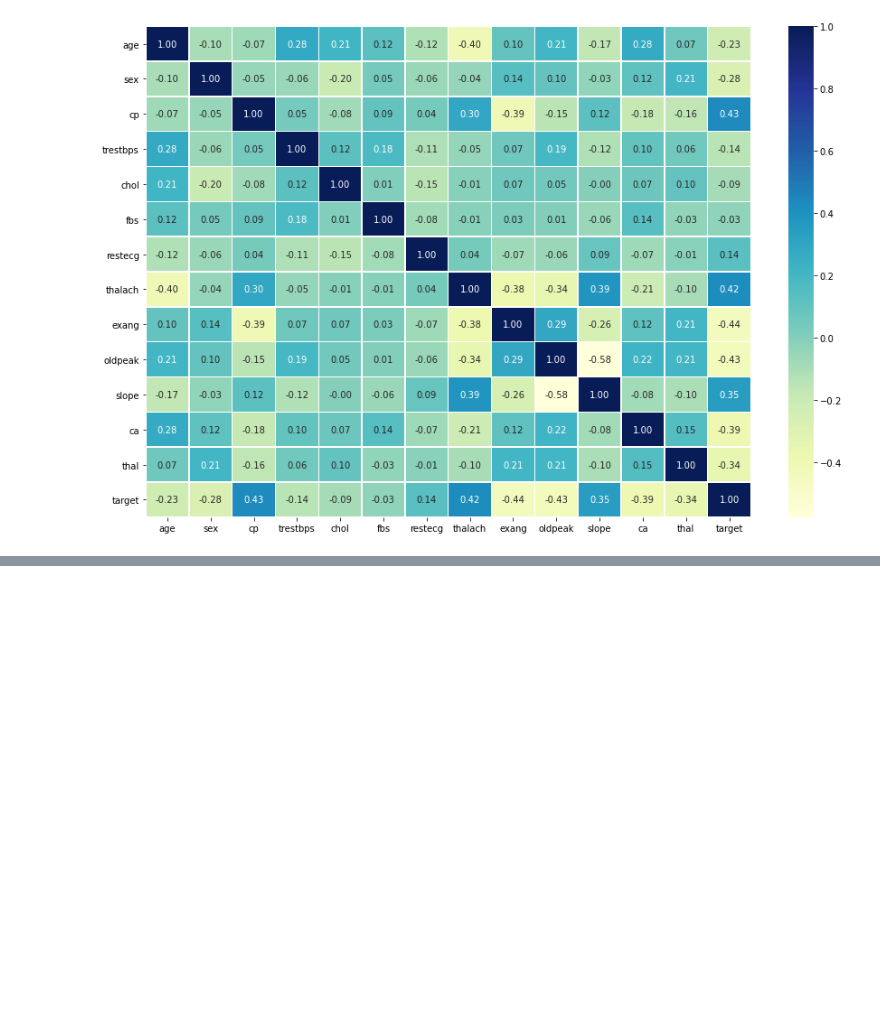
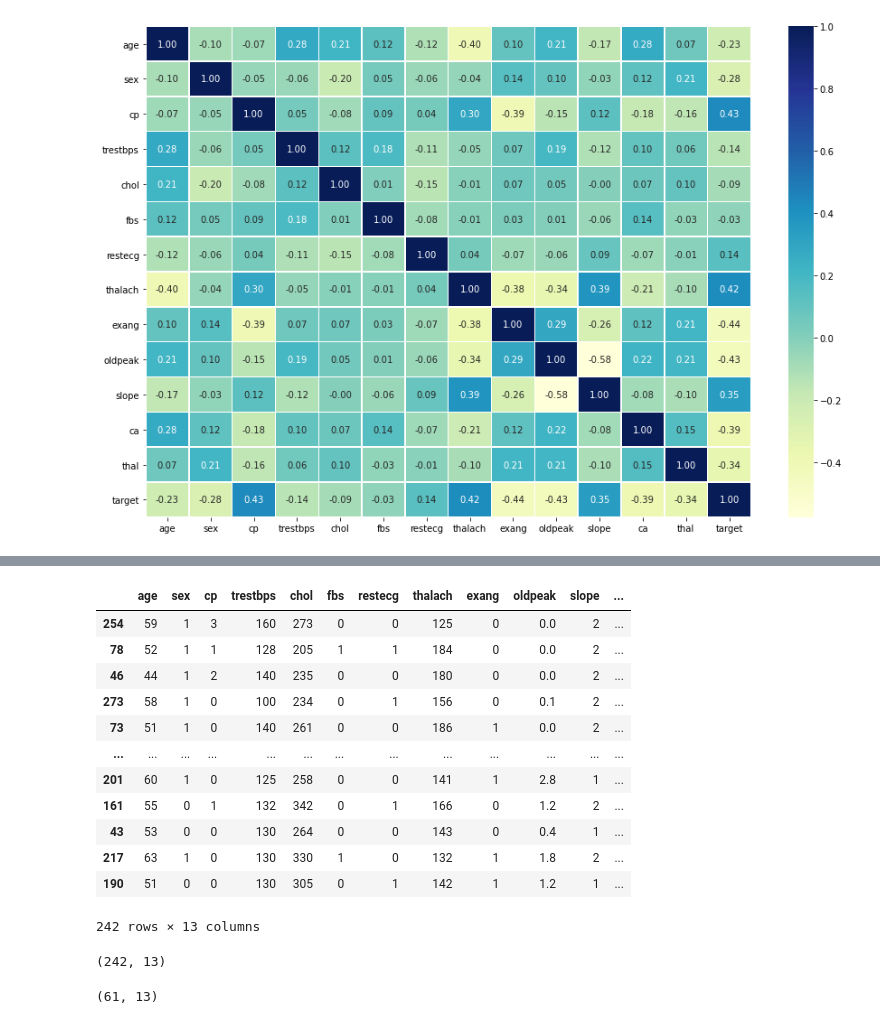
Before and after one commit to FarihaJahan23/Heart-Disease_python_ml, a Jupyter notebook: heart_disease_classification.ipynb, the cells around one changed output, grey strips where cells are left out. Cells and saved outputs as stored; diff of their text form; code cells hidden in the pictures; blank space fills up the shorter version.

```diff
--- a/heart_disease_classification.ipynb
+++ b/heart_disease_classification.ipynb
@@ -271,0 +290,5 @@ ax=sns.heatmap(corr_mtx,
+# %%
+# Splitting data into X and y
+
+X=df.drop("target", axis=1)
+y=df["target"]
@@ -271,0 +332,24 @@ ax=sns.heatmap(corr_mtx,
+# %%
+X_train
+# %% [output]
+|  | age | sex | cp | trestbps | chol | fbs | restecg | thalach | exang | oldpeak | slope | ... |
+| 254 | 59 | 1 | 3 | 160 | 273 | 0 | 0 | 125 | 0 | 0.0 | 2 | ... |
+| 78 | 52 | 1 | 1 | 128 | 205 | 1 | 1 | 184 | 0 | 0.0 | 2 | ... |
+| 46 | 44 | 1 | 2 | 140 | 235 | 0 | 0 | 180 | 0 | 0.0 | 2 | ... |
+| 273 | 58 | 1 | 0 | 100 | 234 | 0 | 1 | 156 | 0 | 0.1 | 2 | ... |
+| 73 | 51 | 1 | 0 | 140 | 261 | 0 | 0 | 186 | 1 | 0.0 | 2 | ... |
+| ... | ... | ... | ... | ... | ... | ... | ... | ... | ... | ... | ... | ... |
+| 201 | 60 | 1 | 0 | 125 | 258 | 0 | 0 | 141 | 1 | 2.8 | 1 | ... |
+| 161 | 55 | 0 | 1 | 132 | 342 | 0 | 1 | 166 | 0 | 1.2 | 2 | ... |
+| 43 | 53 | 0 | 0 | 130 | 264 | 0 | 0 | 143 | 0 | 0.4 | 1 | ... |
+| 217 | 63 | 1 | 0 | 130 | 330 | 1 | 0 | 132 | 1 | 1.8 | 2 | ... |
+| 190 | 51 | 0 | 0 | 130 | 305 | 0 | 1 | 142 | 1 | 1.2 | 1 | ... |
+242 rows × 13 columns
+# %%
+X_train.shape
+# %% [output]
+(242, 13)
+# %%
+X_test.shape
+# %% [output]
+(61, 13)
```
Also changed, not shown: parts of 15 cells of this notebook.
